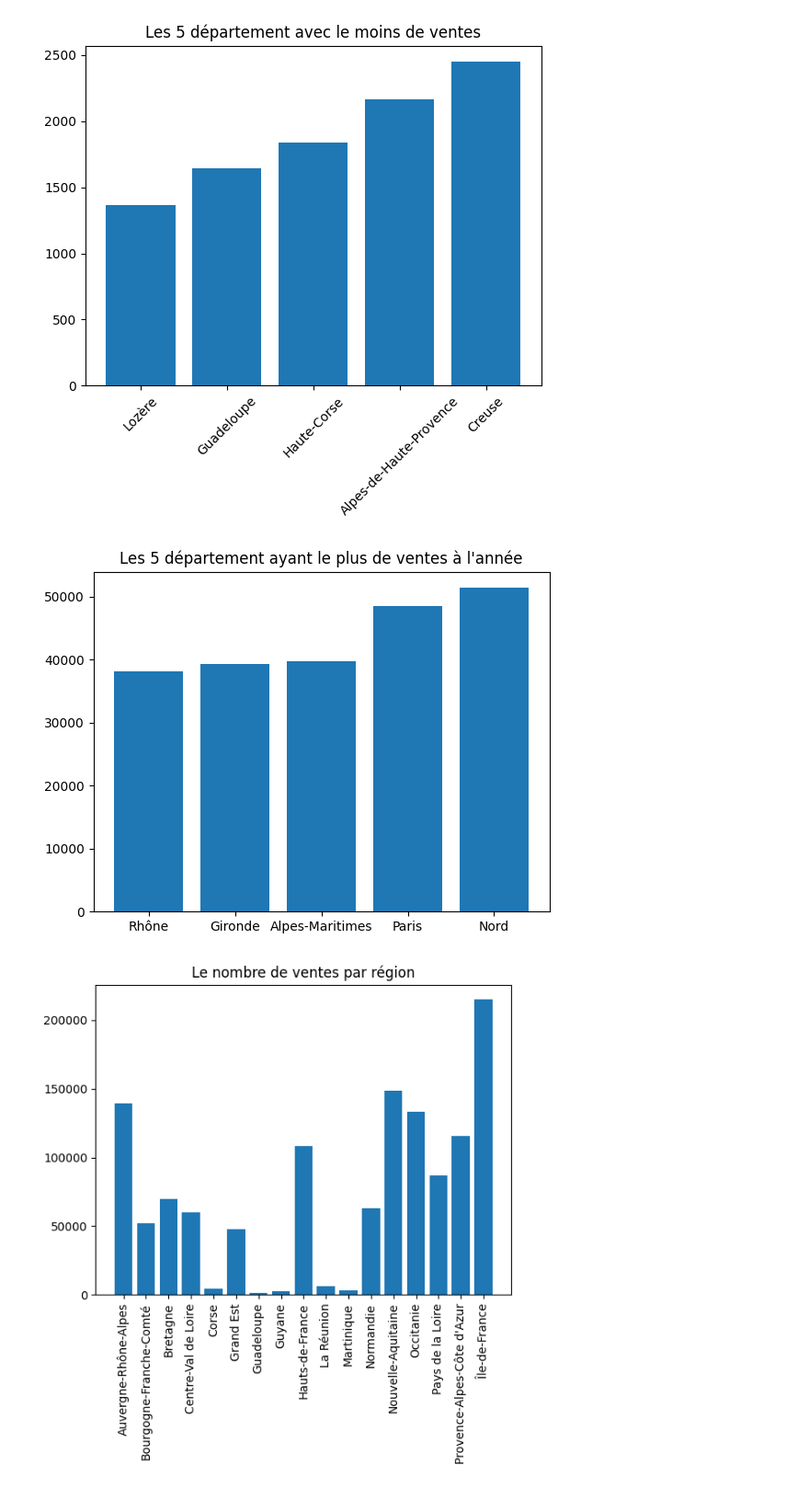
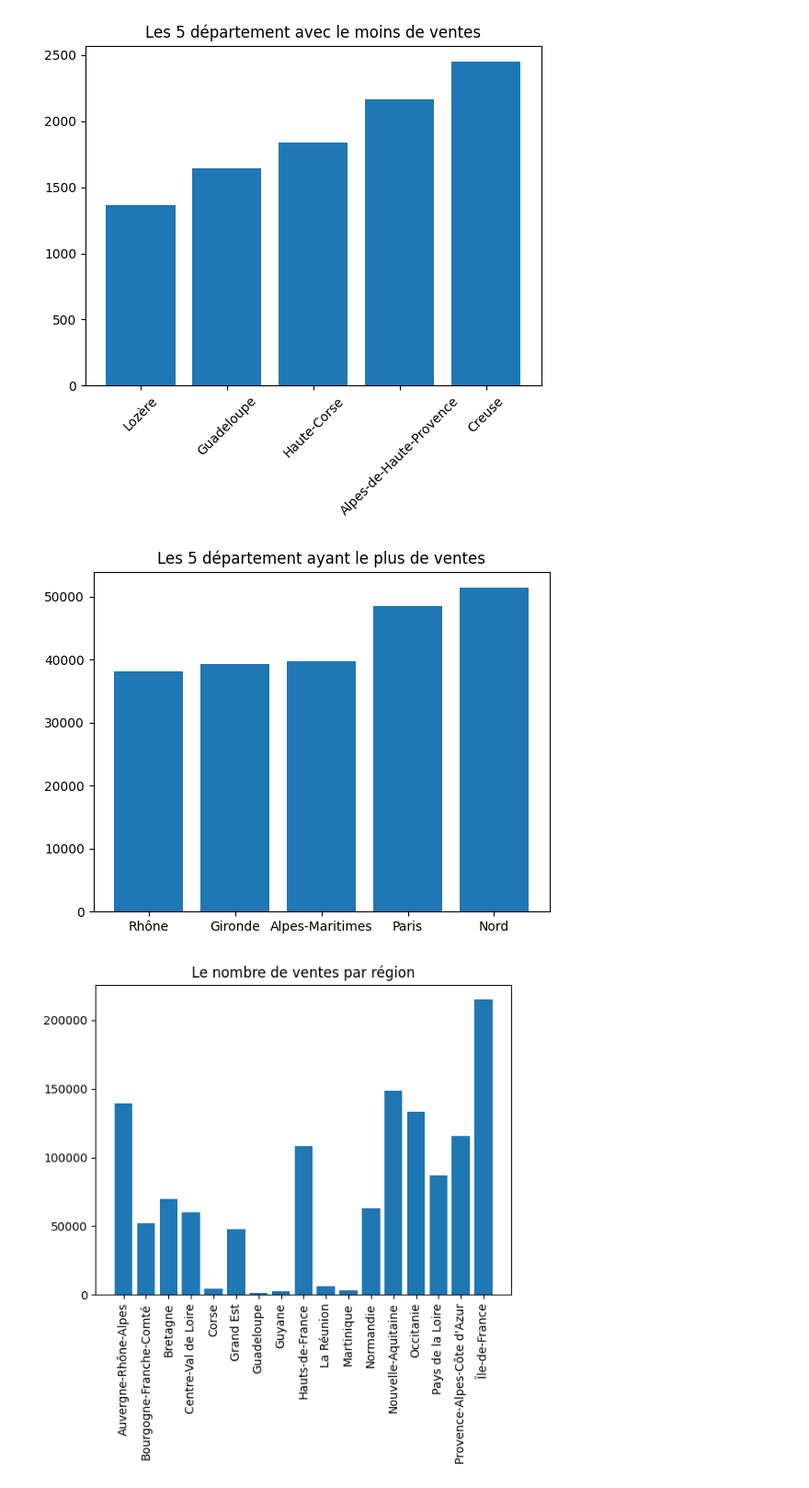
Before and after one commit to yougoxe/data_analyse_dvf, a Jupyter notebook: src/analyse.ipynb, the cells around one changed output. Shown at 92% size. Cells and saved outputs as stored; diff of their text form; code cells hidden in the pictures.

```diff
--- a/src/analyse.ipynb
+++ b/src/analyse.ipynb
@@ -140,12 +140,12 @@ plt.show()
 # %%
 plt.bar(df_trie_desc_nombre_vente['dep_name'],df_trie_desc_nombre_vente['nombre_vente'])
 
 # Ajouter un titre
-plt.title('Les 5 département ayant le plus de ventes à l\'année')
+plt.title('Les 5 département ayant le plus de ventes')
 # Afficher le diagramme
 plt.show()
 # %% [output]
-[figure, old version]
+[figure, new version]
 # %%
 plt.bar(nombre_vente_region['region_name'],nombre_vente_region['nombre_vente'])
 
```
Also changed, not shown: parts of 1 cell of this notebook.
